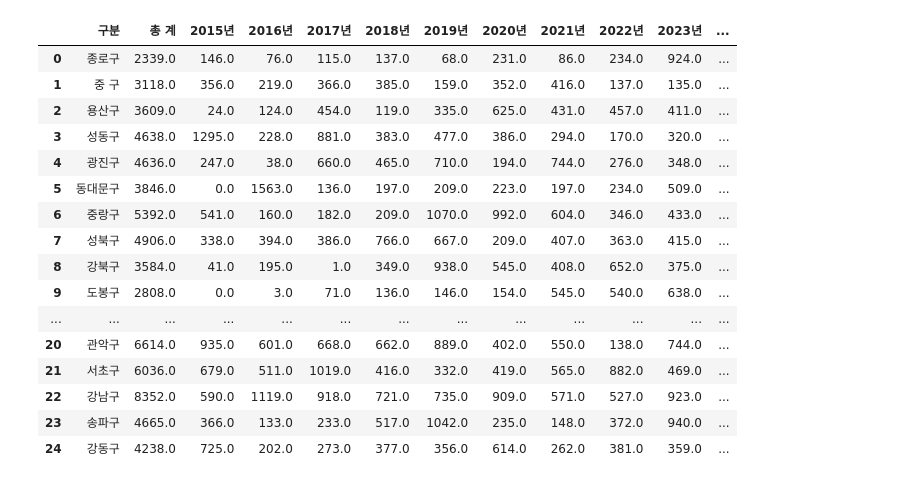
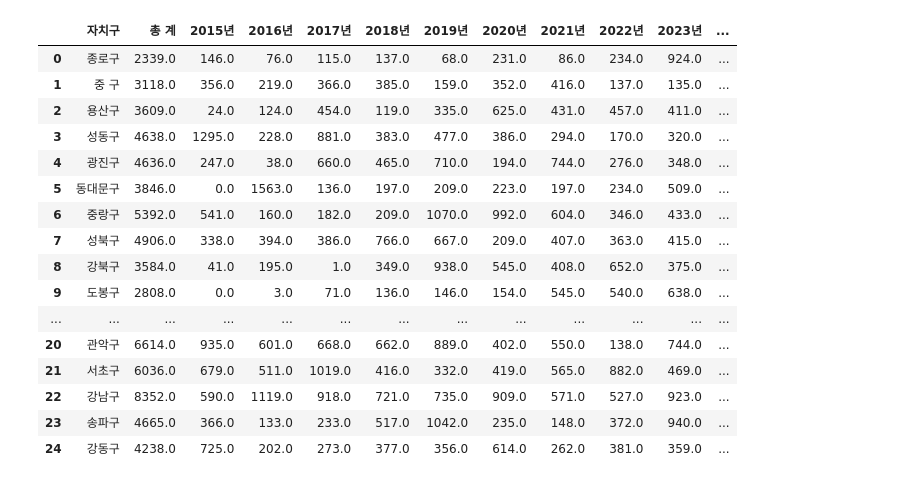
Before and after one commit to shared-repo/human-da5, a Jupyter notebook: workspace/da-packages/i_example.ipynb, the cells around one changed output. Cells and saved outputs as stored; diff of their text form; code cells hidden in the pictures.

```diff
--- a/workspace/da-packages/i_example.ipynb
+++ b/workspace/da-packages/i_example.ipynb
@@ -19,16 +9,18 @@ Successfully installed et-xmlfile-2.0.0 openpyxl-3.1.5
 # %%
 df_cctv = pd.read_excel('data-files/cctv-in-seoul.xlsx', header=2)
 # df_cctv2 = df_cctv.drop(["Unnamed: 0", "순번"], axis=1) #지정된 이름의 열 삭제 (원본 변경 X)
 # df_cctv2.head()
 
-df_cctv.drop(["Unnamed: 0", "순번"], axis=1, inplace=True) # inplace=True : 원본을 변경하는 설정
+# df_cctv.drop(["Unnamed: 0", "순번"], axis=1, inplace=True) # inplace=True : 원본을 변경하는 설정
+df_cctv.drop([df_cctv.columns[0], "순번"], axis=1, inplace=True) # inplace=True : 원본을 변경하는 설정
 df_cctv.drop([0,26], axis=0, inplace=True)
 # df_cctv.reset_index() # 기존 index를 일반 컬럼으로 옮기고 새 index 생성
 df_cctv.reset_index(drop=True, inplace=True) # 기존 index를 제거하고 새 index 생성
-df_cctv.rename(columns={"2015년 이전 설치된 CCTV ":"2015년"}, inplace=True)
+# df_cctv.rename(columns={"2015년 이전 설치된 CCTV ":"2015년", "구분":"자치구"}, inplace=True)
+df_cctv.rename(columns={df_cctv.columns[2]:"2015년", df_cctv.columns[0]:"자치구"}, inplace=True)
 df_cctv
 # %% [output]
-|  | 구분 | 총 계 | 2015년 | 2016년 | 2017년 | 2018년 | 2019년 | 2020년 | 2021년 | 2022년 | 2023년 | ... |
+|  | 자치구 | 총 계 | 2015년 | 2016년 | 2017년 | 2018년 | 2019년 | 2020년 | 2021년 | 2022년 | 2023년 | ... |
 | 0 | 종로구 | 2339.0 | 146.0 | 76.0 | 115.0 | 137.0 | 68.0 | 231.0 | 86.0 | 234.0 | 924.0 | ... |
 | 1 | 중 구 | 3118.0 | 356.0 | 219.0 | 366.0 | 385.0 | 159.0 | 352.0 | 416.0 | 137.0 | 135.0 | ... |
 | 2 | 용산구 | 3609.0 | 24.0 | 124.0 | 454.0 | 119.0 | 335.0 | 625.0 | 431.0 | 457.0 | 411.0 | ... |
```
Also changed, not shown: parts of 4 cells of this notebook, 1 other file.
